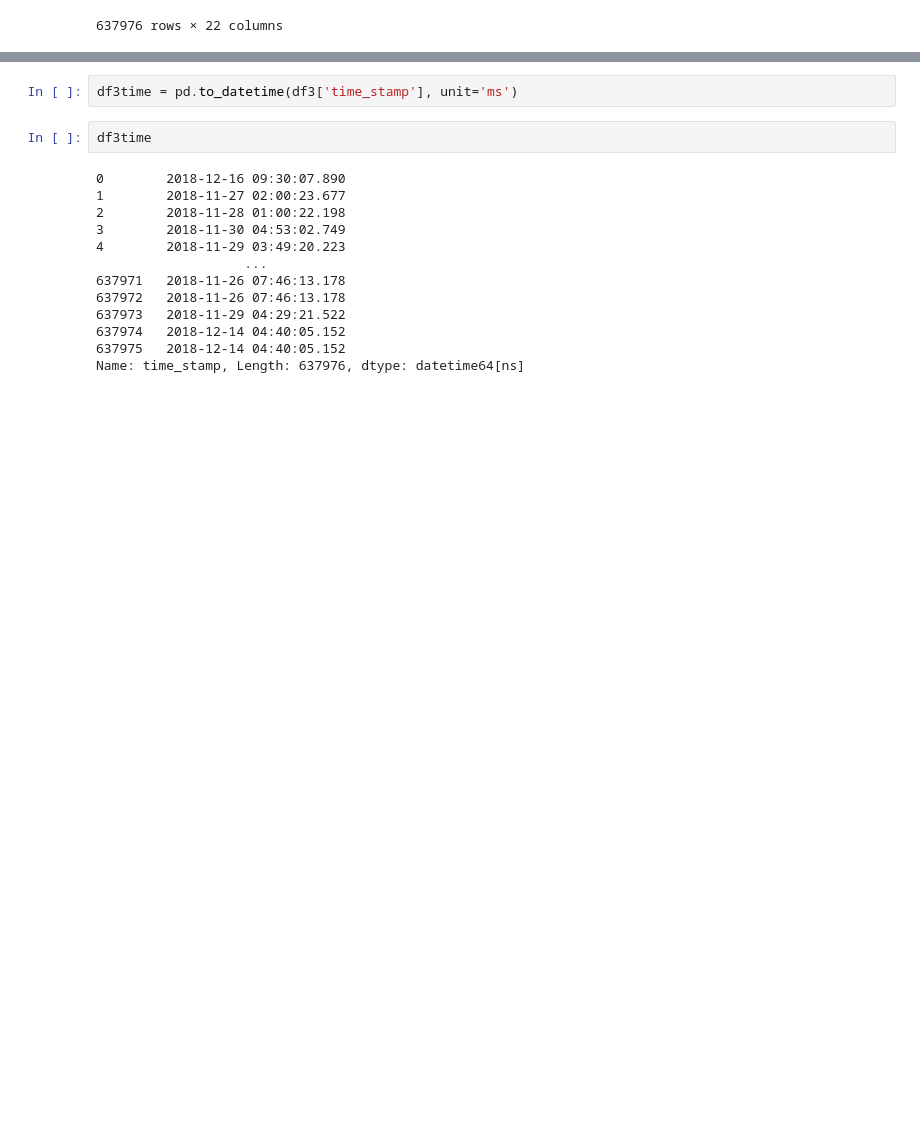
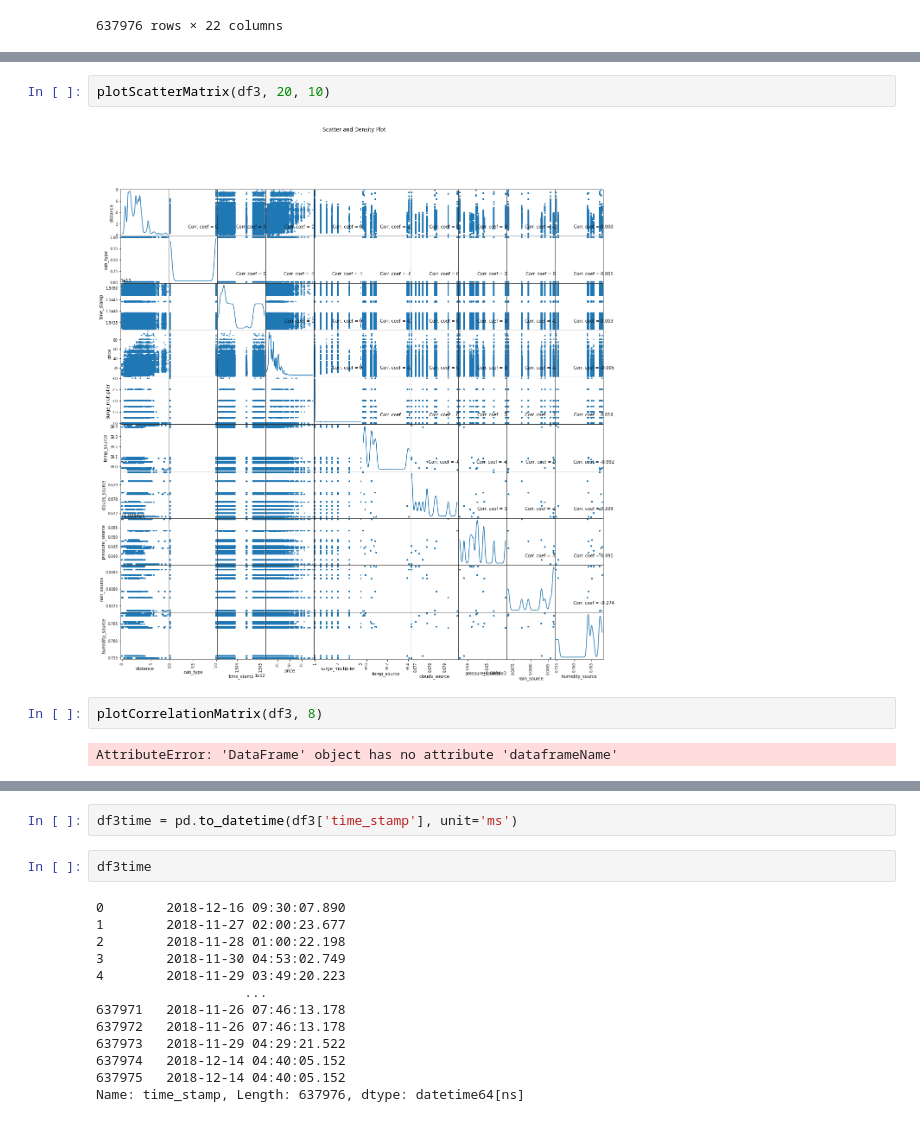
Before and after one commit to michaelle93/D214capstone, a Jupyter notebook: D214Report.ipynb, the cells around one changed output, grey strips where cells are left out. Cells and saved outputs as stored; diff of their text form; blank space fills up the shorter version.

```diff
--- a/D214Report.ipynb
+++ b/D214Report.ipynb
@@ -427,3 +431,11 @@ df3
+# %%
+plotScatterMatrix(df3, 20, 10)
+# %% [output]
+[figure, added]
+# %%
+plotCorrelationMatrix(df3, 8)
+# %% [output]
+AttributeError: 'DataFrame' object has no attribute 'dataframeName'
 # %%
 fig = sm.qqplot(df3['price'], line='45')
 plt.show()
```
Also changed, not shown: parts of 18 cells of this notebook.
